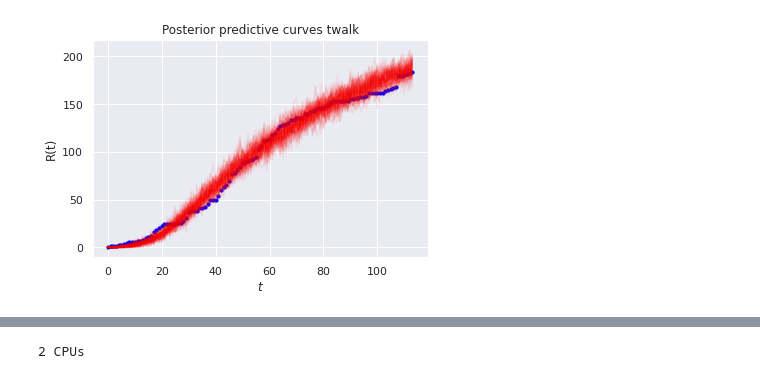
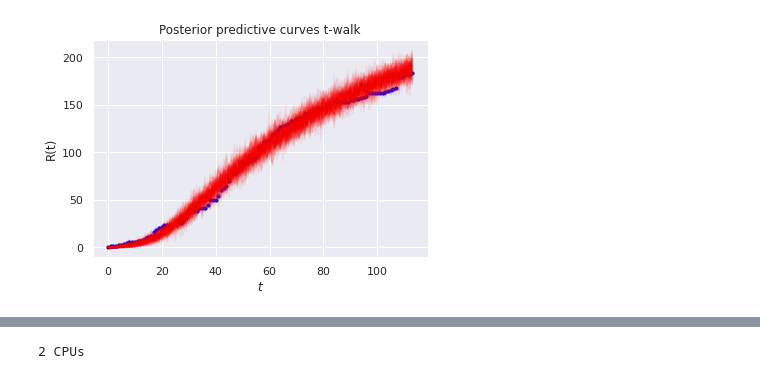
Before and after one commit to jear2412/BUQ-ODEsMCMC, a Jupyter notebook: BlackPlague-SIR.ipynb, the cells around one changed output, grey strips where cells are left out. Cells and saved outputs as stored; diff of their text form; code cells hidden in the pictures.

```diff
--- a/BlackPlague-SIR.ipynb
+++ b/BlackPlague-SIR.ipynb
@@ -199,9 +210,9 @@ plt.show()
 #----------------------- t-walk
 
 def p0(): #prior function for the t walk
-    a=scipy.stats.uniform.rvs(0, 0.0008 , 1)
-    b= scipy.stats.uniform.rvs(0, 0.0008 , 1)
-    c=scipy.stats.uniform.rvs(1,7, 1)
+    a=scipy.stats.uniform.rvs(0, 1 , 1)
+    b= scipy.stats.uniform.rvs(0, 1 , 1)
+    c=scipy.stats.uniform.rvs(0,10, 1)
 
     return np.array([a[0],b[0],c[0]])
 
@@ -210,7 +221,29 @@ def supp(Theta):
     alpha=Theta[0]
     beta=Theta[1]
     I0=Theta[2]
-    if( alpha>0 and beta>0 and I0>=1 and I0<=7 and alpha<1 and beta<1  ):
+    if( alpha>0 and beta>0 and I0>0 and I0<=10 and alpha<1 and beta<1  ):
          return True
     else:
         return False
+# %%
+
+T=1000000 #number of iterations
+#x0= np.array([1.11528561e-01, 7.42622491e-04, 5.00000000e+00])
+#xp0=np.array([1.03351566e-01, 6.55532405e-04, 4.29146012e+00])
+
+
+Nt=25
+
+alphas=np.zeros( [T+1,Nt] )
+betas=np.zeros( [T+1,Nt] )
+I0s=np.zeros( [T+1,Nt] )
+
+for i in range(Nt):
+  print('======== Iteration : ', i+1,'========')
+  x0=p0()
+  xp0=p0()
+  tchain = twalk.pytwalk( n=3, U=lpost, Supp=supp )
+  tchain.Run( T=T , x0= x0 , xp0=xp0)
+  alphas[:,i]=tchain.Output[:,0]
+  betas[:,i]=tchain.Output[:,1]
+  I0s[:,i]=tchain.Output[:,2]
@@ -284,0 +342,7 @@ sns.pairplot(tresults, markers='.', plot_kws=dict(s=1, edgecolor="b"),diag_kws=d
+# %%
+alpha=toutput[:,0]
+beta=toutput[:,1]
+I0=toutput[:,2]
+
+rt={'alpha': alpha, 'beta':beta, 'I0':I0}
+rt=pd.DataFrame(rt)
@@ -318,24 +413,24 @@ def predobs( alpha, beta, I0s, tup=136  ,sample_size=150 ):
 # %%
 
 
 #### Predictive distribution
 
 SSts, IIts, RRts,  obspred=predobs( toutput[:,0] , toutput[:,1] , toutput[:,2]   , tup=114, sample_size=300)
 
-indexes=np.random.choice(a = np.arange( 0,  obspred.shape[0] ), size =100, replace = False)
+indexes=np.random.choice(a = np.arange( 0,  obspred.shape[0] ), size =150, replace = False)
 obs_samples=obspred[indexes]
 
 SSts_samples=SSts[indexes]
 IIts_samples=IIts[indexes]
 
 for i in range( len(obs_samples )  ):
     plt.plot(obs_samples[i], color='red' , alpha=0.07 )
 
 plt.scatter(ts,y, s=10, color='blue', zorder=1)
 plt.xlabel( r'$t$' )
 plt.ylabel( r'R(t)' )
-plt.title( 'Posterior predictive curves twalk' )
+plt.title( 'Posterior predictive curves t-walk' )
 plt.savefig( 'twalkRtBlackPlague.pdf', dpi=500  )
 plt.show()
 # %% [output]
-[figure, old version]
+[figure, new version]
```
Also changed, not shown: parts of 64 cells of this notebook.
